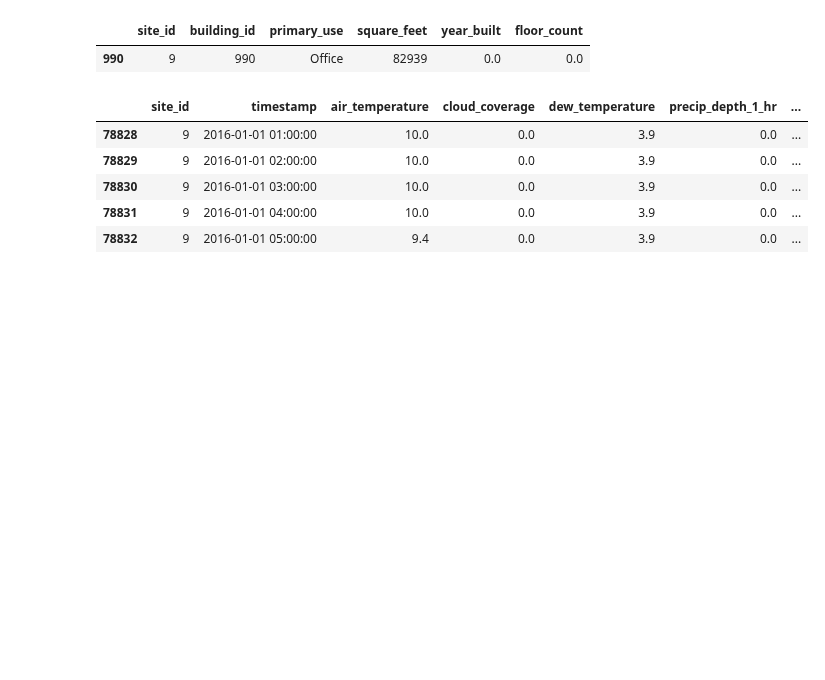
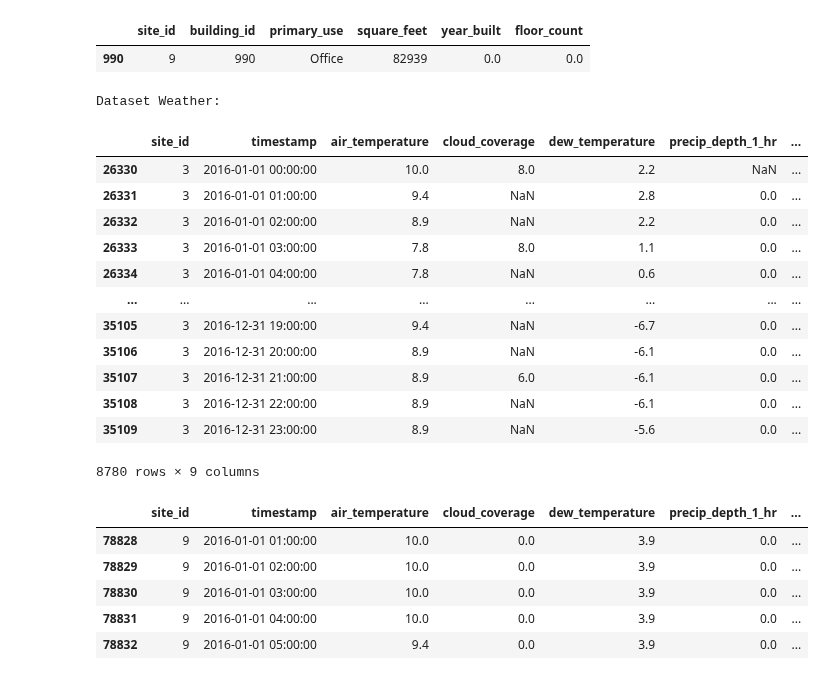
Before and after one commit to Santiagohvilla/Santiagohvilla, a Jupyter notebook: content/LAB 04.02 - BUILDING DATASETS.ipynb, the cells around one changed output. Cells and saved outputs as stored; diff of their text form; code cells hidden in the pictures; blank space fills up the shorter version.

```diff
--- a/content/LAB 04.02 - BUILDING DATASETS.ipynb
+++ b/content/LAB 04.02 - BUILDING DATASETS.ipynb
@@ -158,6 +158,23 @@ b
 | 990 | 9 | 990 | Office | 82939 | 0.0 | 0.0 |
 # %%
 print('Dataset Weather:')
-weather.head()
+weather['timestamp'] = pd.to_datetime(weather['timestamp'])
+weather[weather.site_id == 3]
+#weather.head()
+# %% [output]
+Dataset Weather:
+|  | site_id | timestamp | air_temperature | cloud_coverage | dew_temperature | precip_depth_1_hr | ... |
+| 26330 | 3 | 2016-01-01 00:00:00 | 10.0 | 8.0 | 2.2 | NaN | ... |
+| 26331 | 3 | 2016-01-01 01:00:00 | 9.4 | NaN | 2.8 | 0.0 | ... |
+| 26332 | 3 | 2016-01-01 02:00:00 | 8.9 | NaN | 2.2 | 0.0 | ... |
+| 26333 | 3 | 2016-01-01 03:00:00 | 7.8 | 8.0 | 1.1 | 0.0 | ... |
+| 26334 | 3 | 2016-01-01 04:00:00 | 7.8 | NaN | 0.6 | 0.0 | ... |
+| ... | ... | ... | ... | ... | ... | ... | ... |
+| 35105 | 3 | 2016-12-31 19:00:00 | 9.4 | NaN | -6.7 | 0.0 | ... |
+| 35106 | 3 | 2016-12-31 20:00:00 | 8.9 | NaN | -6.1 | 0.0 | ... |
+| 35107 | 3 | 2016-12-31 21:00:00 | 8.9 | 6.0 | -6.1 | 0.0 | ... |
+| 35108 | 3 | 2016-12-31 22:00:00 | 8.9 | NaN | -6.1 | 0.0 | ... |
+| 35109 | 3 | 2016-12-31 23:00:00 | 8.9 | NaN | -5.6 | 0.0 | ... |
+8780 rows × 9 columns
 # %%
 w = weather[weather.site_id == b.site_id.values[0]].fillna(0)
```
Also changed, not shown: parts of 6 cells of this notebook.
